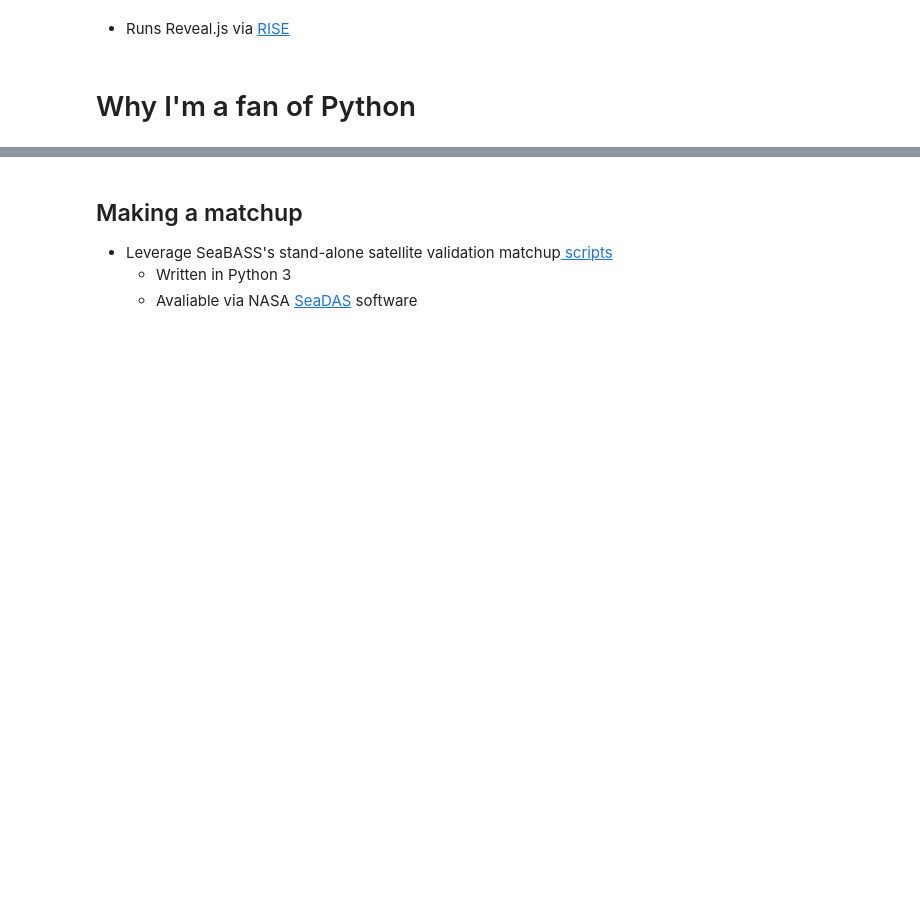
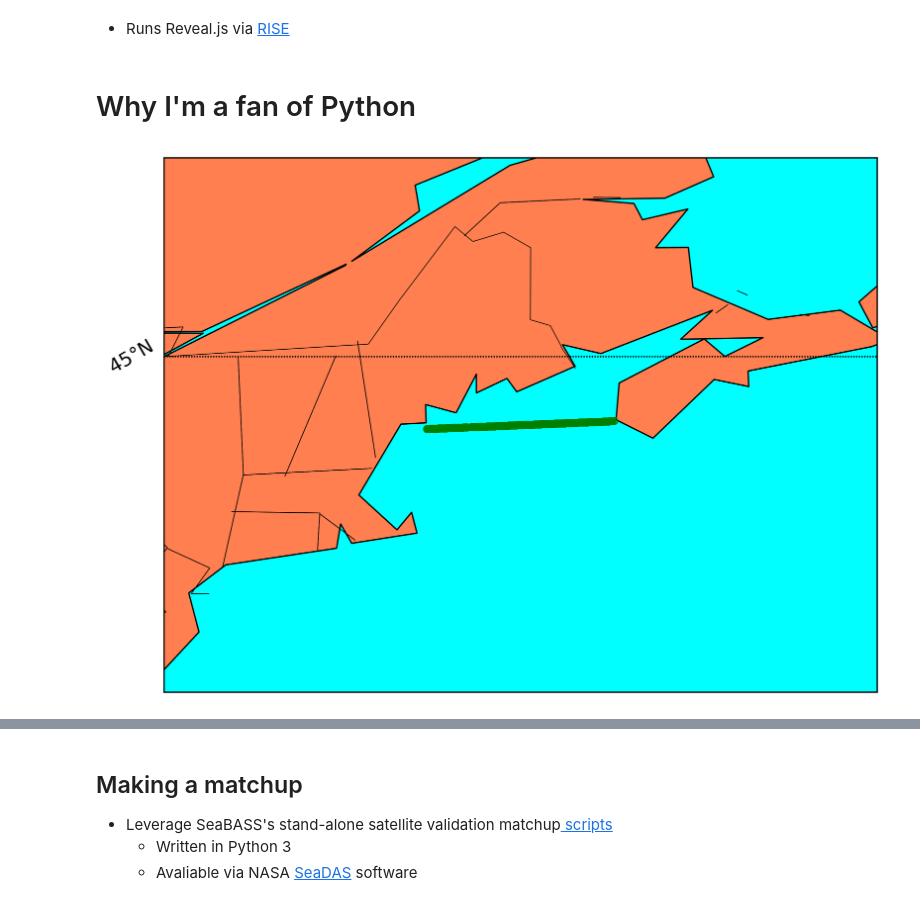
Before and after one commit to jpscot/IOCS_2019_Busan_OpenScience, a Jupyter notebook: JScott_SatVal-SeaBASS.ipynb, the cells around one changed output, grey strips where cells are left out. Saved outputs shown, nothing was run; the diff lists cells and outputs as text; code cells hidden in the pictures; blank space fills up the shorter version.

```diff
--- a/JScott_SatVal-SeaBASS.ipynb
+++ b/JScott_SatVal-SeaBASS.ipynb
@@ -90,6 +91,39 @@ url_insitu = 'https://seabass.gsfc.nasa.gov/archive_preview/BIGELOW/BALCH/FERRY_
 file_sb = Path(download_file(url_insitu, str(dir_dat)))
 # %% [markdown]
 # Why I'm a fan of Python
+# %%
+fig, ax = plt.subplots(1,1, figsize=(8,8), dpi=300)
+fig.tight_layout()
+fig.subplots_adjust(wspace=0.5, hspace=0.5)
+
+ds_prematchups = readSB(filename=file_sb, mask_missing=True, no_warn=True)
+
+pars = [-90,-75,-60,-45,-30,-15,0,15,30,45,60,75,90]
+mers = [-180,-150,-120,-90,-60,-30,0,30,60,90,120,150,180]
+buf_sz = 5
+
+corn = [180, -180, 90, -90]
+corn[0] = min(corn[0],min(ds_prematchups.data['lon']))
+corn[1] = max(corn[1],max(ds_prematchups.data['lon']))
+corn[2] = min(corn[2],min(ds_prematchups.data['lat']))
+corn[3] = max(corn[3],max(ds_prematchups.data['lat']))
+
+m = Basemap(llcrnrlon=corn[0]-buf_sz, urcrnrlon=corn[1]+buf_sz, \
+                      llcrnrlat=corn[2]-buf_sz, urcrnrlat=corn[3]+buf_sz, projection='cyl')
+m.fillcontinents(color='coral',lake_color='aqua')
+m.drawcoastlines()
+m.drawcountries()
+m.drawstates()
+m.drawparallels(pars, labels=[1,0,0,1], fontsize=14, rotation=30, ha='right', va='center')
+m.drawmeridians(mers, labels=[1,0,0,1], fontsize=14, rotation=30, ha='center', va='top')
+m.drawmapboundary(fill_color='aqua')
+
+m.plot(ds_prematchups.data['lon'],ds_prematchups.data['lat'],'go', markersize=5, fillstyle='none')
+
+plt.show()
+fig.savefig('./figs/map_s020710w.png')
+# %% [output]
+[figure, added]
 # %% [markdown]
 Example:
 <br>
```
Also changed, not shown: parts of 3 cells of this notebook, 2 other files.
